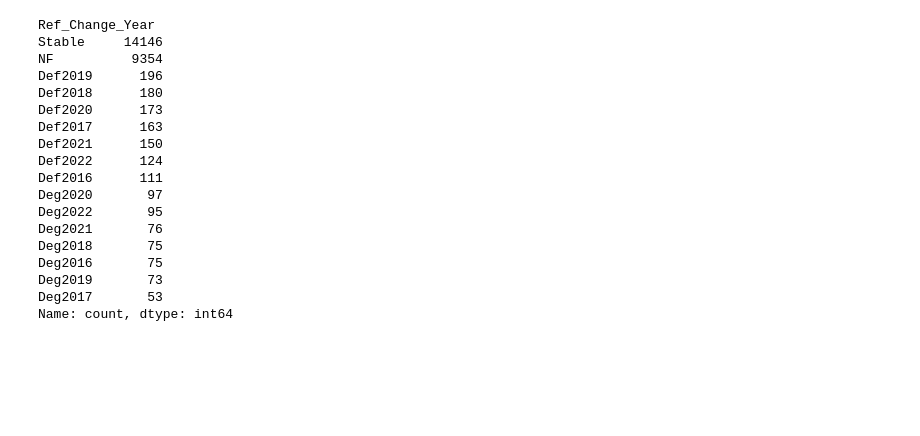
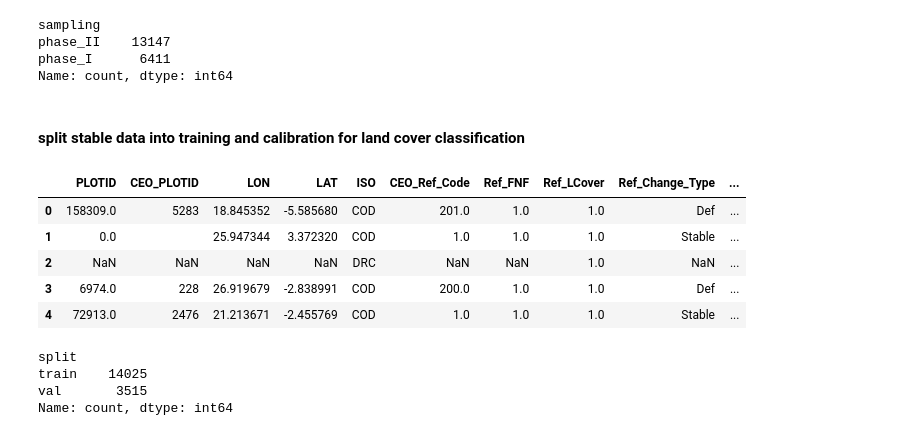
Before and after one commit to aurelgrooves/CAFI_DDD, a Jupyter notebook: snippets/merge_ceo_data.ipynb, the cells around one changed output. Drawn from its saved outputs; the diff is of its cells as text; code cells hidden in the pictures; blank space fills up the shorter version.

```diff
--- a/snippets/merge_ceo_data.ipynb
+++ b/snippets/merge_ceo_data.ipynb
@@ -61,0 +137,5 @@ points_strata
+# %%
+merged_ceo.loc[merged_ceo['Ref_Change_Type'] == 'Def', 'Def'] = merged_ceo.loc[merged_ceo['Ref_Change_Type'] == 'Def', 'Defall'].fillna(1)
+#fill remaining with ß
+merged_ceo['Defall'].fillna(0, inplace=True)
+merged_ceo['Defall'].value_counts(dropna=False)
@@ -61,0 +147,5 @@ points_strata
+# %%
+merged_ceo.loc[merged_ceo['Ref_Change_Type'] == 'Deg', 'Deg'] = merged_ceo.loc[merged_ceo['Ref_Change_Type'] == 'Deg', 'Degall'].fillna(1)
+#fill remaining with 0
+merged_ceo['Degall'].fillna(0, inplace=True)
+merged_ceo['Degall'].value_counts(dropna=False)
@@ -61,0 +157,5 @@ points_strata
+# %%
+merged_ceo.loc[merged_ceo['Ref_Change_Type'] == 'NF', 'NF'] = merged_ceo.loc[merged_ceo['Ref_Change_Type'] == 'NF', 'NF'].fillna(1)
+#fill remaining with ß
+merged_ceo['NF'].fillna(0, inplace=True)
+merged_ceo['NF'].value_counts(dropna=False)
@@ -62,2 +167,4 @@ points_strata
+# %%
+merged_ceo['Ref_LCover'].fillna(merged_ceo['Ref_LCtype'], inplace=True)
 # %%
 #check for NAs
@@ -94,21 +192,47 @@ Name: count, dtype: int64
 # %%
-merged_ceo['Ref_Change_Year'].value_counts(dropna=False)
+merged_ceo['sampling'].value_counts(dropna=False)
 # %% [output]
-Ref_Change_Year
-Stable     14146
-NF          9354
-Def2019      196
-Def2018      180
-Def2020      173
-Def2017      163
-Def2021      150
-Def2022      124
-Def2016      111
-Deg2020       97
-Deg2022       95
-Deg2021       76
-Deg2018       75
-Deg2016       75
-Deg2019       73
-Deg2017       53
+sampling
+phase_II    13147
+phase_I      6411
 Name: count, dtype: int64
+# %% [markdown]
+#### split stable data into training and calibration for land cover classification
+# %%
+# Filter rows where 'Stable' equals 1
+stable_rows = merged_ceo[(merged_ceo['Stable'] == 1) | (merged_ceo['NF'] == 1)]
+
+# Define an empty DataFrame to store the split data
+split_data = pd.DataFrame()
+
+# Iterate over unique values in 'landcover' column
+for landcover_value in stable_rows['Ref_LCover'].unique():
+    # Filter rows for current landcover value
+    landcover_rows = stable_rows[stable_rows['Ref_LCover'] == landcover_value]
+
+    # Split data into training and validation sets
+    train_data, val_data = train_test_split(landcover_rows, test_size=split, random_state=42)
+
+    # Add 'Split' column and assign 'train' or 'val' based on split
+    train_data['split'] = 'train'
+    val_data['split'] = 'val'
+
+    # Concatenate data to the split_data DataFrame
+    split_data = pd.concat([split_data, train_data, val_data], ignore_index=True)
+
+split_data.head()
+# %% [output]
+|  | PLOTID | CEO_PLOTID | LON | LAT | ISO | CEO_Ref_Code | Ref_FNF | Ref_LCover | Ref_Change_Type | ... |
+| 0 | 158309.0 | 5283 | 18.845352 | -5.585680 | COD | 201.0 | 1.0 | 1.0 | Def | ... |
+| 1 | 0.0 |  | 25.947344 | 3.372320 | COD | 1.0 | 1.0 | 1.0 | Stable | ... |
+| 2 | NaN | NaN | NaN | NaN | DRC | NaN | NaN | 1.0 | NaN | ... |
+| 3 | 6974.0 | 228 | 26.919679 | -2.838991 | COD | 200.0 | 1.0 | 1.0 | Def | ... |
+| 4 | 72913.0 | 2476 | 21.213671 | -2.455769 | COD | 1.0 | 1.0 | 1.0 | Stable | ... |
+# %%
+# Print summaries
+split_data['split'].value_counts(dropna=False)
+# %% [output]
+split
+train    14025
+val       3515
+Name: count, dtype: int64
```
Also changed, not shown: parts of 38 cells of this notebook, 1 other file.
